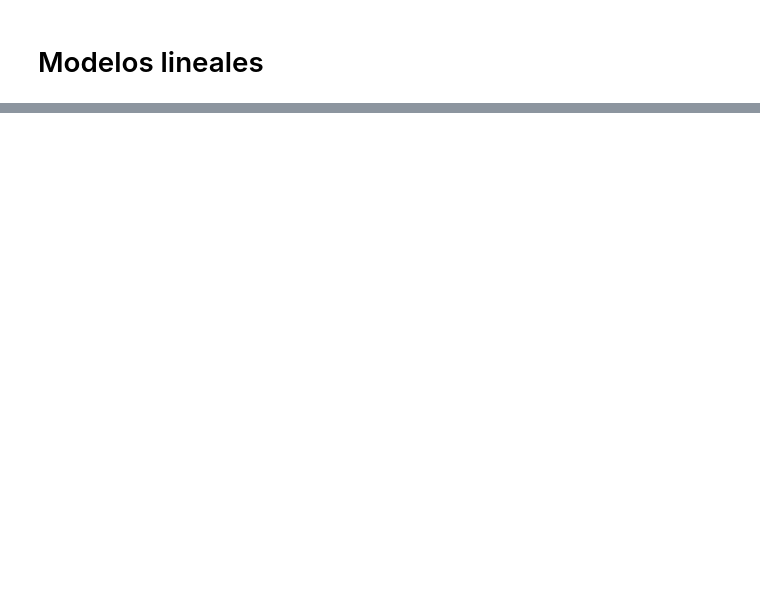
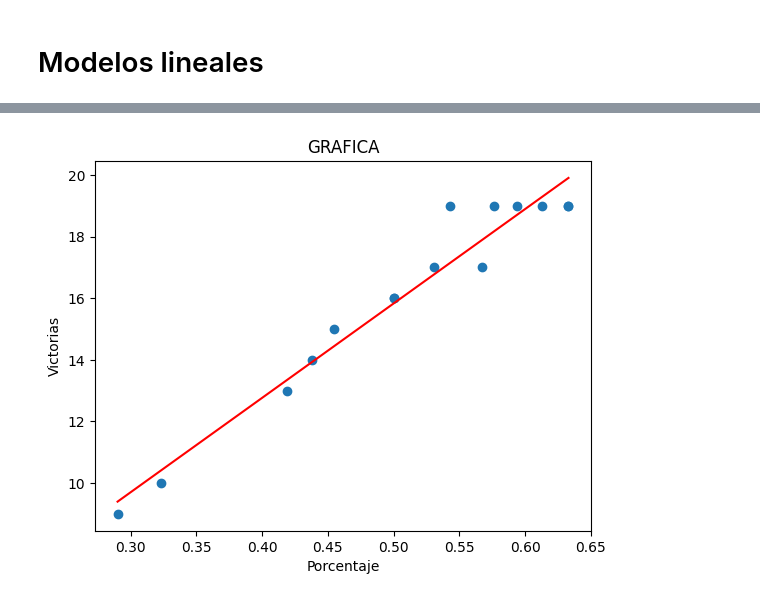
Before and after one commit to JesusTamez/Mineria-de-Datos, a Jupyter notebook: Mineria_de_datos.ipynb, the cells around one changed output, grey strips where cells are left out. Saved outputs shown, nothing was run; the diff lists cells and outputs as text; code cells hidden in the pictures; blank space fills up the shorter version.

```diff
--- a/Mineria_de_datos.ipynb
+++ b/Mineria_de_datos.ipynb
@@ -301,0 +304,4 @@ from
+# %%
+df_LIMP = pd.DataFrame.from_dict(df.loc[:,['TEAM_ID','SEASON_ID','STANDINGSDATE','CONFERENCE','TEAM'
+,'G','W','L','W_PCT','HOME_RECORD','ROAD_RECORD']])
+print(df_LIMP)
@@ -301,0 +326,3 @@ from
+# %%
+df_LIMP_15= df_LIMP.head(15)
+print(df_LIMP_15)
@@ -301,0 +347,17 @@ from
+# %%
+X = df_LIMP_15['W_PCT'].values.reshape(-1,1)
+Y = df_LIMP_15['W']
+# %%
+linear_regressor = LinearRegression()
+linear_regressor.fit(X, Y)
+Y_pred = linear_regressor.predict(X)
+# %%
+plt.scatter(X, Y)
+plt.plot(X, Y_pred, color='red')
+plt.xlabel('Porcentaje')
+plt.ylabel('Victorias')
+plt.title('GRAFICA')
+plt.show()
+plt.close()
+# %% [output]
+[figure, added]
```
Also changed, not shown: parts of 6 cells of this notebook.
